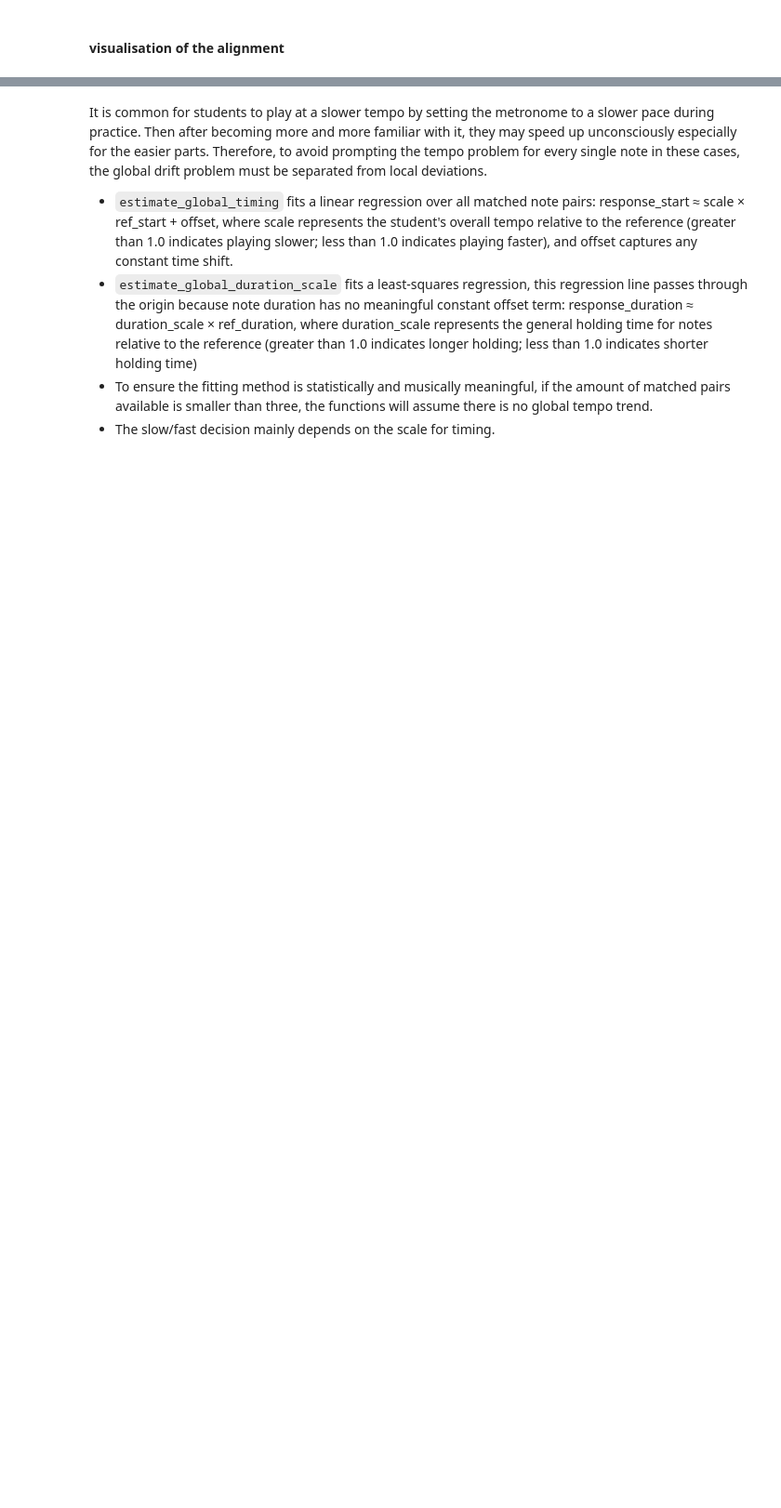
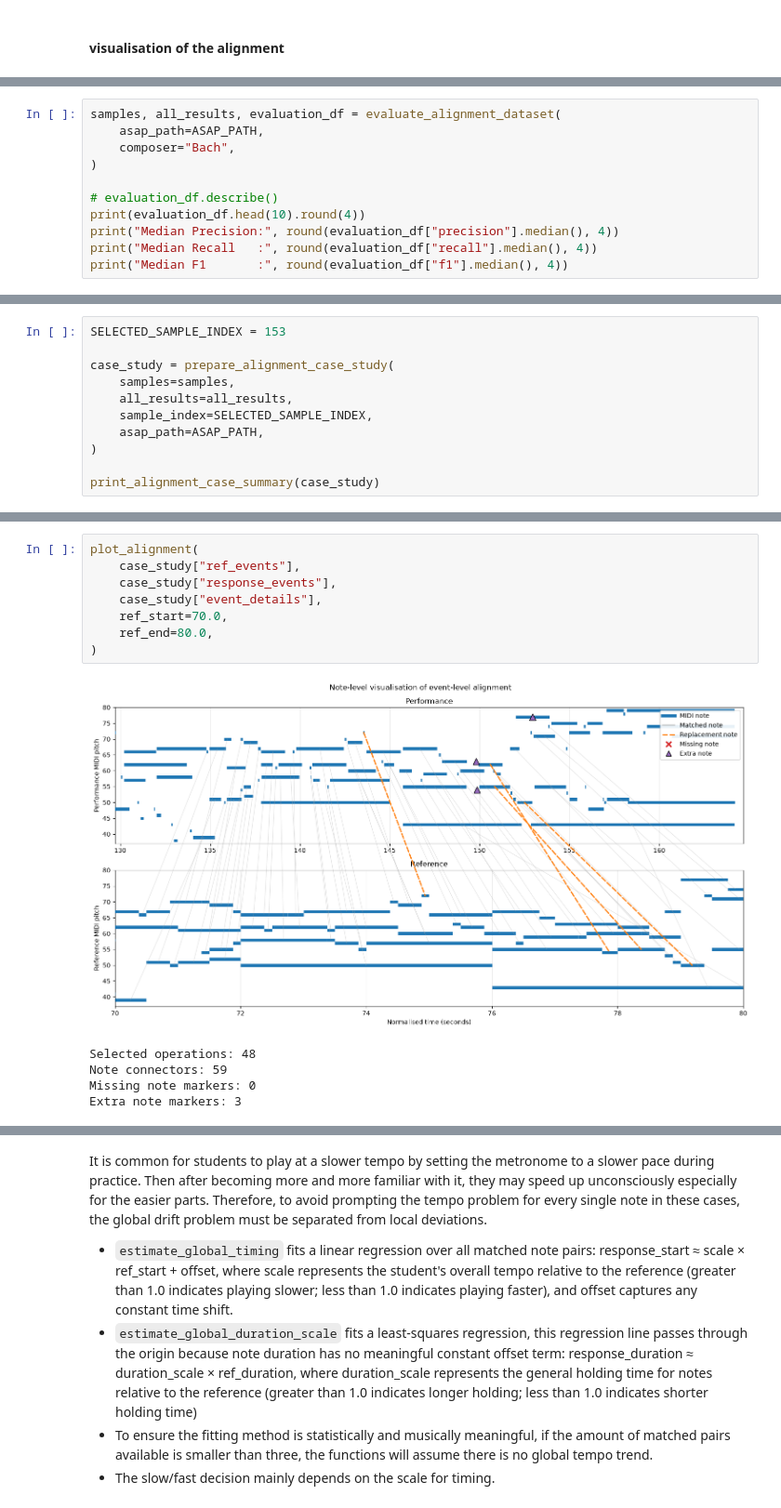
Before and after one commit to lambda-feedback/compareMusic, a Jupyter notebook: notebooks/Phase1-1.5_summary.ipynb, the cells around one changed output, grey strips where cells are left out. Shown at 93% size. Saved outputs shown, nothing was run; the diff lists cells and outputs as text; blank space fills up the shorter version.

```diff
--- a/notebooks/Phase1-1.5_summary.ipynb
+++ b/notebooks/Phase1-1.5_summary.ipynb
@@ -297,0 +290,11 @@ plt.show()
+# %%
+samples, all_results, evaluation_df = evaluate_alignment_dataset(
+    asap_path=ASAP_PATH,
+    composer="Bach",
+)
+
+# evaluation_df.describe()
+print(evaluation_df.head(10).round(4))
+print("Median Precision:", round(evaluation_df["precision"].median(), 4))
+print("Median Recall   :", round(evaluation_df["recall"].median(), 4))
+print("Median F1       :", round(evaluation_df["f1"].median(), 4))
@@ -297,0 +321,11 @@ plt.show()
+# %%
+SELECTED_SAMPLE_INDEX = 153
+
+case_study = prepare_alignment_case_study(
+    samples=samples,
+    all_results=all_results,
+    sample_index=SELECTED_SAMPLE_INDEX,
+    asap_path=ASAP_PATH,
+)
+
+print_alignment_case_summary(case_study)
@@ -297,0 +356,14 @@ plt.show()
+# %%
+plot_alignment(
+    case_study["ref_events"],
+    case_study["response_events"],
+    case_study["event_details"],
+    ref_start=70.0,
+    ref_end=80.0,
+)
+# %% [output]
+[figure, added]
+Selected operations: 48
+Note connectors: 59
+Missing note markers: 0
+Extra note markers: 3
```
Also changed, not shown: parts of 42 cells of this notebook.
